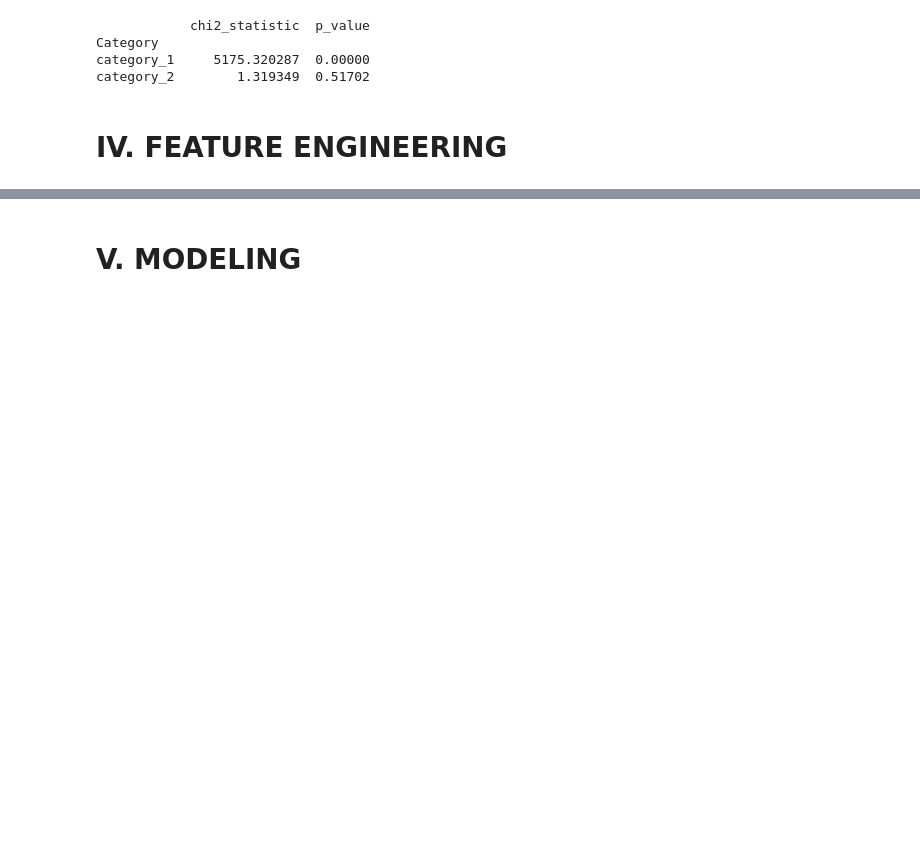
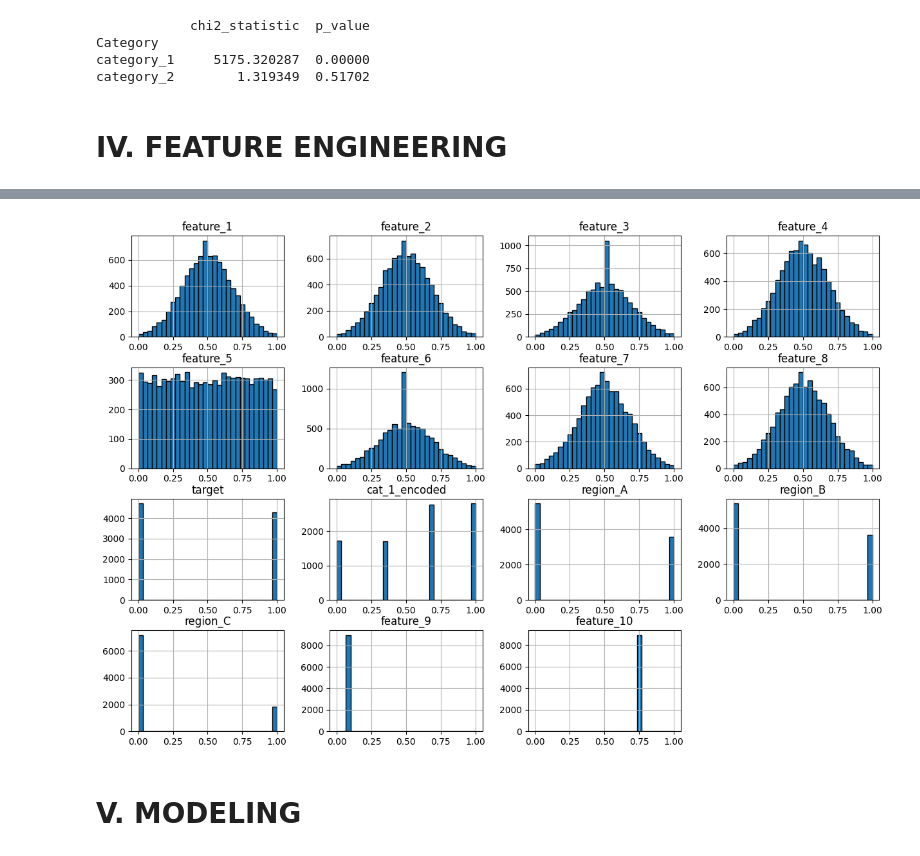
Before and after one commit to Montasir00/Ml_final_project, a Jupyter notebook: Final_Project.ipynb, the cells around one changed output, grey strips where cells are left out. Saved outputs shown, nothing was run; the diff lists cells and outputs as text; code cells hidden in the pictures; blank space fills up the shorter version.

```diff
--- a/Final_Project.ipynb
+++ b/Final_Project.ipynb
@@ -513,3 +531,8 @@ df_stage4.head()
+# %%
+df_stage3.hist(bins = 30, figsize=(15,10), edgecolor = 'black')
+plt.show()
+# %% [output]
+[figure, added]
 # %% [markdown]
 # V. **MODELING**
 # %%
```
Also changed, not shown: parts of 14 cells of this notebook.
